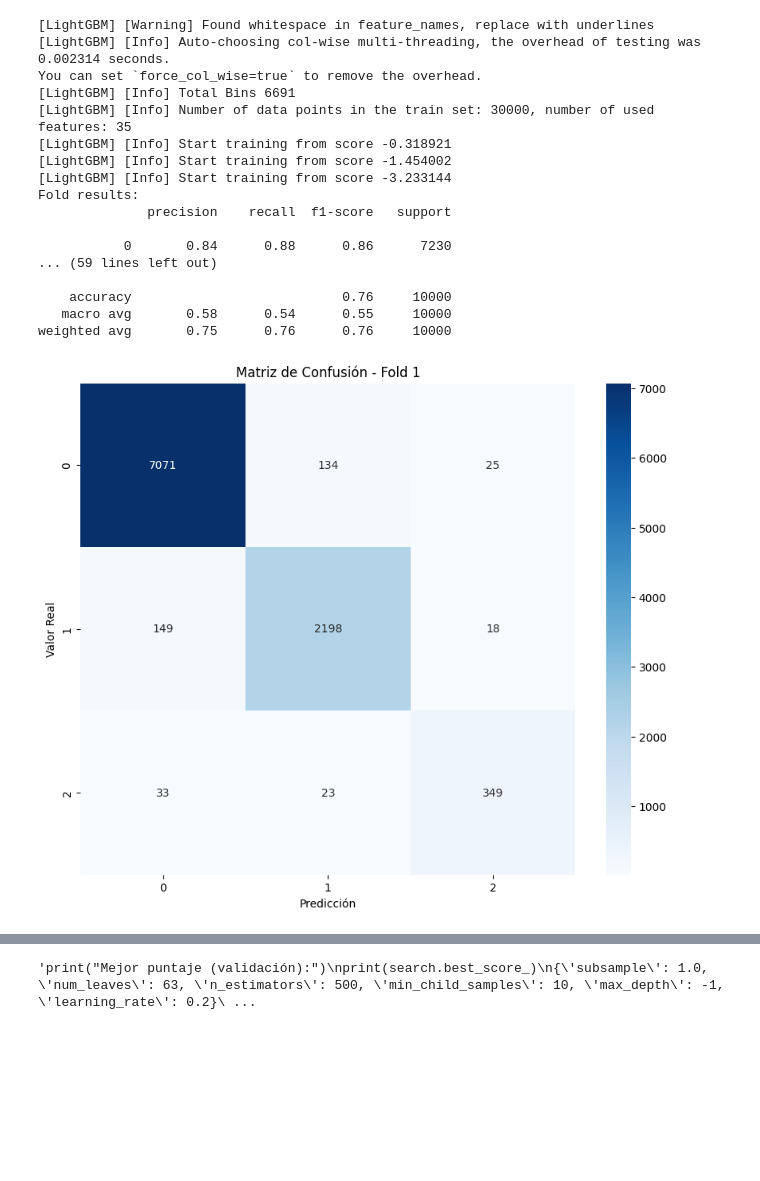
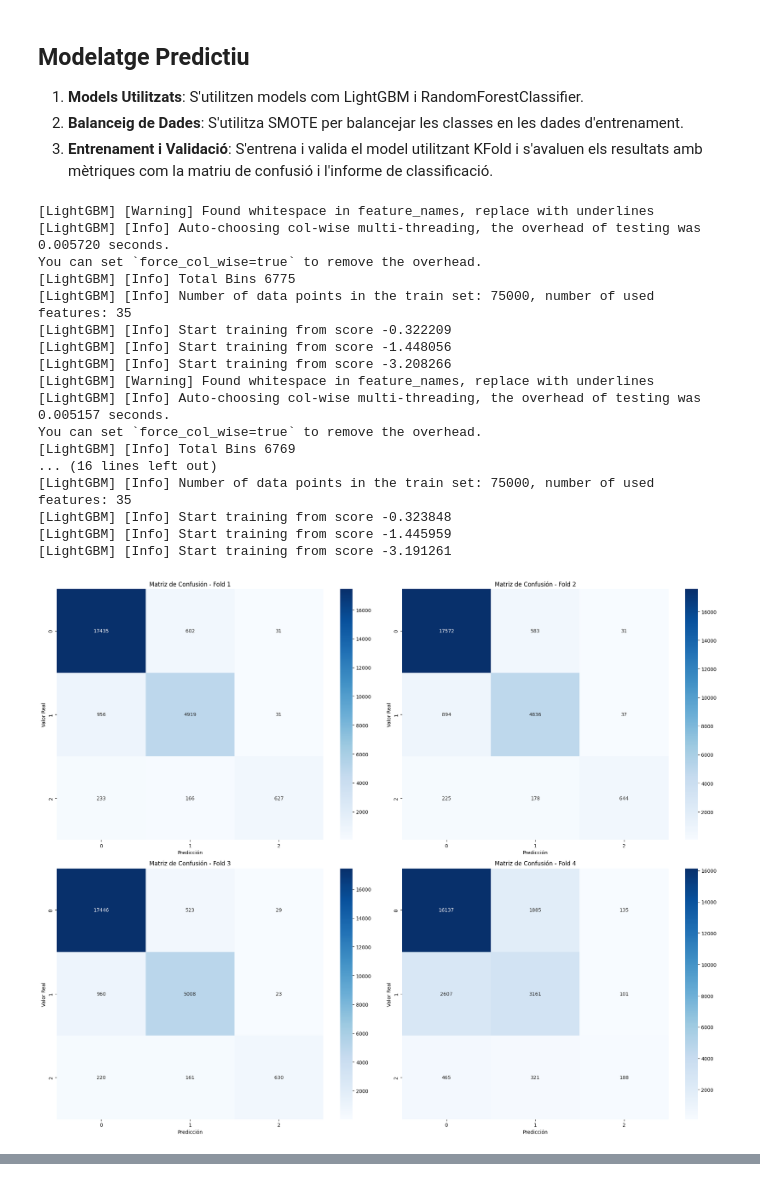
Before and after one commit to Stargix/HackEPS-Cityclic, a Jupyter notebook: Backend/particio.ipynb, the cells around one changed output, grey strips where cells are left out. Cells and saved outputs as stored; diff of their text form; code cells hidden in the pictures; blank space fills up the shorter version.

```diff
--- a/Backend/particio.ipynb
+++ b/Backend/particio.ipynb
@@ -24,7 +39,7 @@ file_path2 = '../../tramits.csv'
 df = pd.read_csv(file_path)
 
 # Sample 10000 random rows from the dataframe
-#df = df.sample(n=40000, random_state=42)
+df = df.sample(n=100000, random_state=42)
 #df = df[df['Usuari'].notnull()]
 #df = df[df['Accio'].notnull()]
 df_tramits = pd.read_csv(file_path2)
@@ -172,3 +169,9 @@ NameError: name 'y_train_resampled' is not defined
+# %% [markdown]
+## Modelatge Predictiu
+
+1. **Models Utilitzats**: S'utilitzen models com LightGBM i RandomForestClassifier.
+2. **Balanceig de Dades**: S'utilitza SMOTE per balancejar les classes en les dades d'entrenament.
+3. **Entrenament i Validació**: S'entrena i valida el model utilitzant KFold i s'avaluen els resultats amb mètriques com la matriu de confusió i l'informe de classificació.
 # %%
 from sklearn.metrics import classification_report, confusion_matrix
 from sklearn.model_selection import RandomizedSearchCV
@@ -181,76 +184,55 @@ model = lgb.LGBMClassifier(
     n_jobs=-1,
     num_leaves=63,
     learning_rate=0.2,
     n_estimators=500,
     min_child_samples=10,
     max_depth=-1,
     subsample=1.0
 )
 
 lst = []
 for train_index, test_index in kf.split(X):
     X_train_kf, X_test_kf = X.iloc[train_index], X.iloc[test_index]
     y_train_kf, y_test_kf = y[train_index], y[test_index]
 
     model.fit(X_train_kf, y_train_kf)
     lst.append(model)
     y_pred_kf = model.predict(X_test_kf)
 
-    print(f"Fold results:\n{classification_report(y_test_kf, y_pred_kf)}")
+    #print(f"Fold results:\n{classification_report(y_test_kf, y_pred_kf)}")
+
+fig, axes = plt.subplots(2, 2, figsize=(20, 16))
 
 for i, (train_index, test_index) in enumerate(kf.split(X)):
     X_train_kf, X_test_kf = X.iloc[train_index], X.iloc[test_index]
     y_train_kf, y_test_kf = y[train_index], y[test_index]
 
     y_pred_kf = lst[i].predict(X_test_kf)
 
     cm = confusion_matrix(y_test_kf, y_pred_kf)
-    plt.figure(figsize=(10, 8))
-    sns.heatmap(cm, annot=True, fmt='d', cmap='Blues')
-    plt.title(f'Matriz de Confusión - Fold {i+1}')
-    plt.ylabel('Valor Real')
-    plt.xlabel('Predicción')
-    plt.show()
+    sns.heatmap(cm, annot=True, fmt='d', cmap='Blues', ax=axes[i//2, i%2])
+    axes[i//2, i%2].set_title(f'Matriz de Confusión - Fold {i+1}')
+    axes[i//2, i%2].set_ylabel('Valor Real')
+    axes[i//2, i%2].set_xlabel('Predicción')
 
-"""#{'subsample': 1.0, 'num_leaves': 63, 'n_estimators': 500, 'min_child_samples': 10, 'max_depth': -1, 'learning_rate': 0.2}
-
-model.fit(
-    X_train_resampled,
-    y_train_resampled,
-    eval_set=[(X_test, y_test)],  # Establece el conjunto de validación
-    eval_metric='multi_logloss',  # Métrica para evalu                   # Muestra el progreso
-)
-
-
-y_pred = model.predict(X_test)
-y_pred_proba = model.predict_proba(X_test)
-
-# Imprimir reporte de clasificación
-print("\nInforme de Clasificación:")
-print(classification_report(y_test, y_pred))
-#model.fit(X_train, y_train)"""
-#
-"""print("Mejor puntaje (validación):")
-print(search.best_score_)
-{'subsample': 1.0, 'num_leaves': 63, 'n_estimators': 500, 'min_child_samples': 10, 'max_depth': -1, 'learning_rate': 0.2}
-print("Mejor puntaje (validación):")
-print(search.best_params_)"""
+plt.tight_layout()
+plt.show()
 # %% [output]
 [LightGBM] [Warning] Found whitespace in feature_names, replace with underlines
-[LightGBM] [Info] Auto-choosing col-wise multi-threading, the overhead of testing was 0.002314 seconds.
+[LightGBM] [Info] Auto-choosing col-wise multi-threading, the overhead of testing was 0.005720 seconds.
 You can set `force_col_wise=true` to remove the overhead.
-[LightGBM] [Info] Total Bins 6691
-[LightGBM] [Info] Number of data points in the train set: 30000, number of used features: 35
-[LightGBM] [Info] Start training from score -0.318921
-[LightGBM] [Info] Start training from score -1.454002
-[LightGBM] [Info] Start training from score -3.233144
-Fold results:
-              precision    recall  f1-score   support
-
-           0       0.84      0.88      0.86      7230
-... (59 lines left out)
-
-    accuracy                           0.76     10000
-   macro avg       0.58      0.54      0.55     10000
-weighted avg       0.75      0.76      0.76     10000
+[LightGBM] [Info] Total Bins 6775
+[LightGBM] [Info] Number of data points in the train set: 75000, number of used features: 35
+[LightGBM] [Info] Start training from score -0.322209
+[LightGBM] [Info] Start training from score -1.448056
+[LightGBM] [Info] Start training from score -3.208266
+[LightGBM] [Warning] Found whitespace in feature_names, replace with underlines
+[LightGBM] [Info] Auto-choosing col-wise multi-threading, the overhead of testing was 0.005157 seconds.
+You can set `force_col_wise=true` to remove the overhead.
+[LightGBM] [Info] Total Bins 6769
+... (16 lines left out)
+[LightGBM] [Info] Number of data points in the train set: 75000, number of used features: 35
+[LightGBM] [Info] Start training from score -0.323848
+[LightGBM] [Info] Start training from score -1.445959
+[LightGBM] [Info] Start training from score -3.191261
-[figure, old version]
+[figure, new version]
@@ -260 +238,0 @@ weighted avg       0.75      0.76      0.76     10000
-'print("Mejor puntaje (validación):")\nprint(search.best_score_)\n{\'subsample\': 1.0, \'num_leaves\': 63, \'n_estimators\': 500, \'min_child_samples\': 10, \'max_depth\': -1, \'learning_rate\': 0.2}\ ...
```
Also changed, not shown: parts of 16 cells of this notebook, 3 other files.
